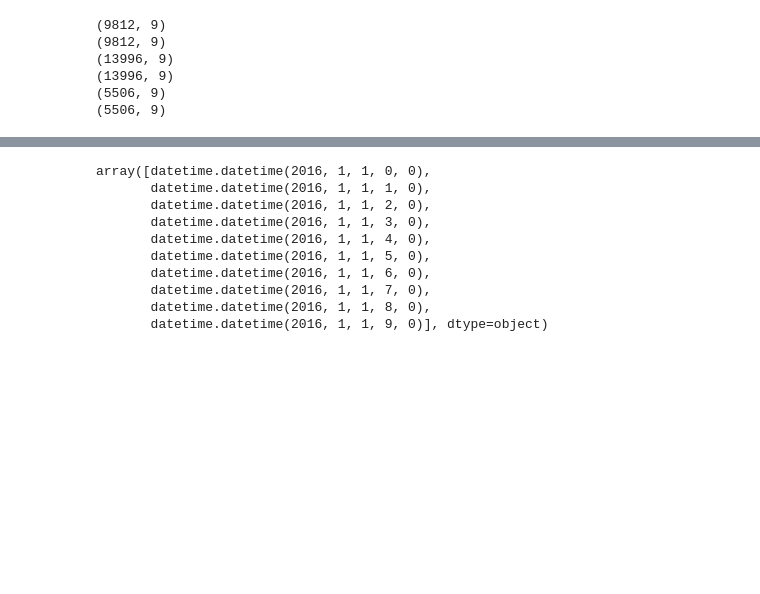
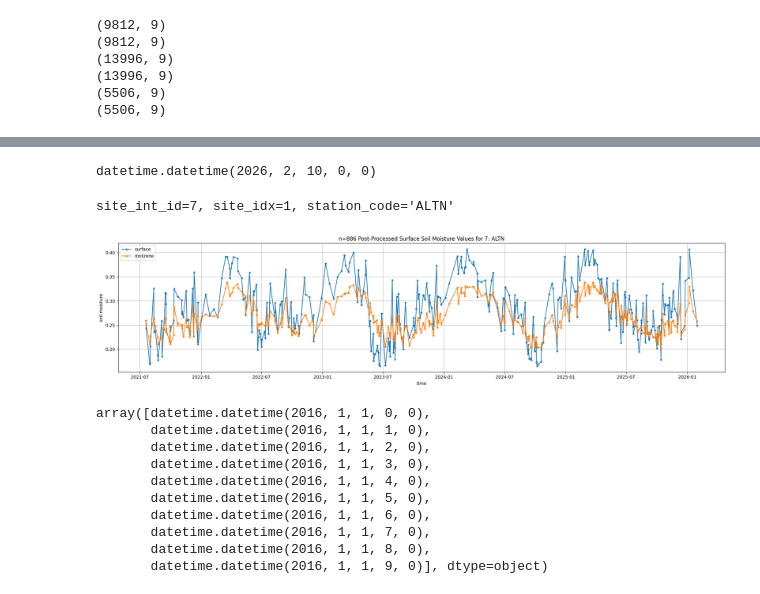
Before and after one commit to ilmcconnell/HRSM, a Jupyter notebook: HRSM_MAPPING_ML_pipeline_multiplePoints_lgar_inputs.ipynb, the cells around one changed output, grey strips where cells are left out. Cells and saved outputs as stored; diff of their text form; code cells hidden in the pictures; blank space fills up the shorter version.

```diff
--- a/HRSM_MAPPING_ML_pipeline_multiplePoints_lgar_inputs.ipynb
+++ b/HRSM_MAPPING_ML_pipeline_multiplePoints_lgar_inputs.ipynb
@@ -3958,3 +4009,45 @@ ssm_sl_arr2D.shape
+# %%
+end_datetime
+# %% [output]
+datetime.datetime(2026, 2, 10, 0, 0)
+# %%
+# choose site
+site_int_id = 7
+
+site_idx = wisconet_site_id_to_site_arr_idx[site_int_id]
+station_code = wisconet_id_to_station_code[site_int_id]
+print(f"{site_int_id=}, {site_idx=}, {station_code=}")
+
+ssm_sl_arr2D_site = ssm_sl_arr2D[:, site_idx]
+ssm_rly_arr2D_site = ssm_rly_arr2D[:, site_idx]
+
+site_sl_nan_mask = ~np.isnan(ssm_sl_arr2D_site)
+# site_rl_nan_mask = ~np.isnan(ssm_rly_arr2D_site)
+# np.array_equal(site_sl_nan_mask, site_rl_nan_mask)  # True
+non_nan_ssm_sl_arr2D_site = ssm_sl_arr2D_site[site_sl_nan_mask]
+non_nan_ssm_rly_arr2D_site = ssm_rly_arr2D_site[site_sl_nan_mask]
+time_points_non_nan = df_date.index.values[site_sl_nan_mask]
+
+n_obs = non_nan_ssm_sl_arr2D_site.shape[0]
+
+# plot using object-oriented API
+fig, ax = plt.subplots(figsize=(20, 5))
+ax.plot(time_points_non_nan, non_nan_ssm_sl_arr2D_site, marker=".", label="surface")
+ax.plot(time_points_non_nan, non_nan_ssm_rly_arr2D_site, marker=".", label="rootzone")
+
+ax.set_title(f"n={n_obs} Post-Processed Surface Soil Moisture Values for {site_int_id}: {station_code}")
+ax.set_xlabel("time")
+ax.set_ylabel("soil moisture")
+# ax.set_xticks(tick_labels)
+# ax.xaxis.set_major_formatter(mdates.DateFormatter('%Y-%m-%d %H:%M'))
+# plt.xticks(rotation=45, ha='right')
+ax.legend(loc="upper left")
+ax.grid(True)
+plt.tight_layout()
+plt.show()
+# %% [output]
+site_int_id=7, site_idx=1, station_code='ALTN'
+[figure, added]
 # %%
 # @title now data is ready to be fed to LGAR for process model hourly simulations
 # %%
```
Also changed, not shown: parts of 7 cells of this notebook.
